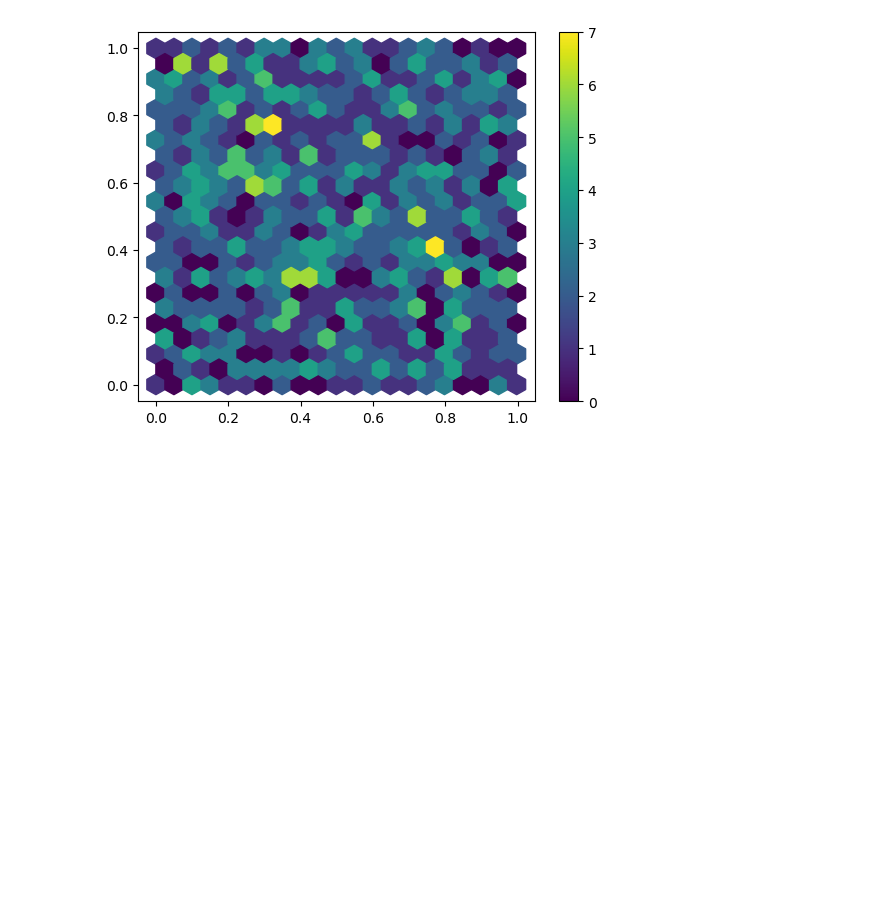
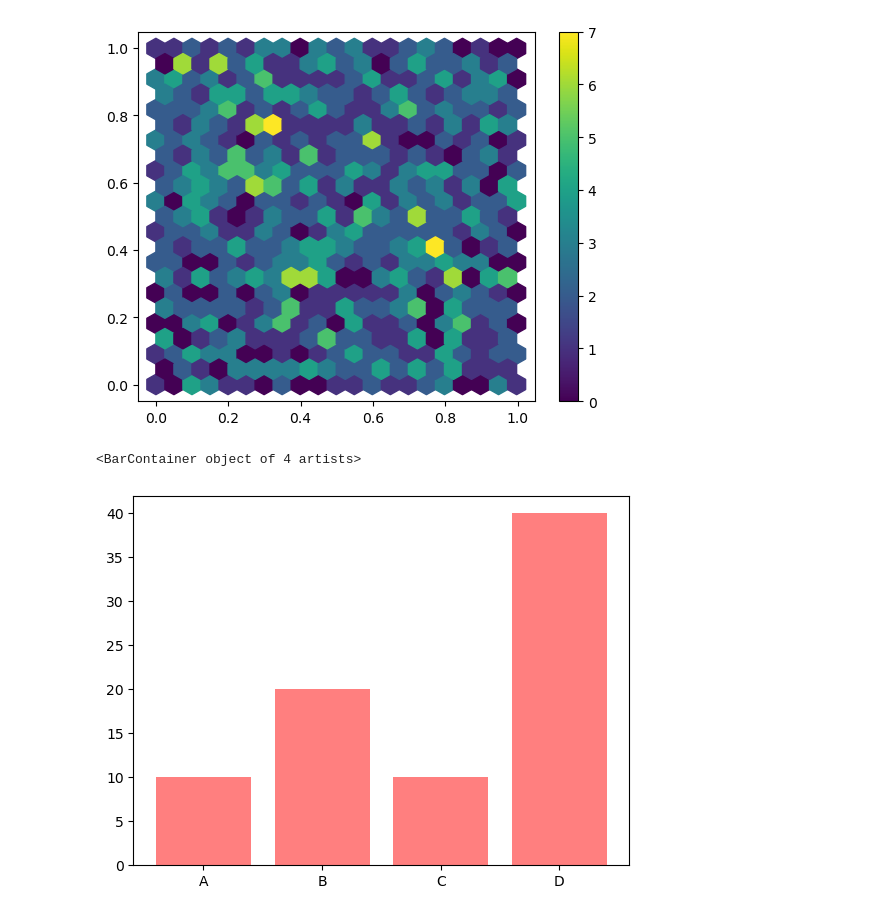
Before and after one commit to rishee-05/PYTHON, a Jupyter notebook: libraries/numpy/numpy visualization.ipynb, the cells around one changed output. Cells and saved outputs as stored; diff of their text form; code cells hidden in the pictures; blank space fills up the shorter version.

```diff
--- a/libraries/numpy/numpy visualization.ipynb
+++ b/libraries/numpy/numpy visualization.ipynb
@@ -154,3 +154,15 @@ plt.colorbar()
 # %% [output]
 <matplotlib.colorbar.Colorbar at 0x...>
 [figure]
+# %%
+import numpy as np
+import matplotlib.pyplot as plt
+import matplotlib.cm as cm
+import matplotlib.colors as colors
+# plotting bar graphi
+x = np.array(["A","B","C","D"])
+y = np.array([10,20,10,40])
+plt.bar(x,y,color = "red",alpha = 0.5)
+# %% [output]
+<BarContainer object of 4 artists>
+[figure, added]
```
Also changed, not shown: parts of 6 cells of this notebook.
